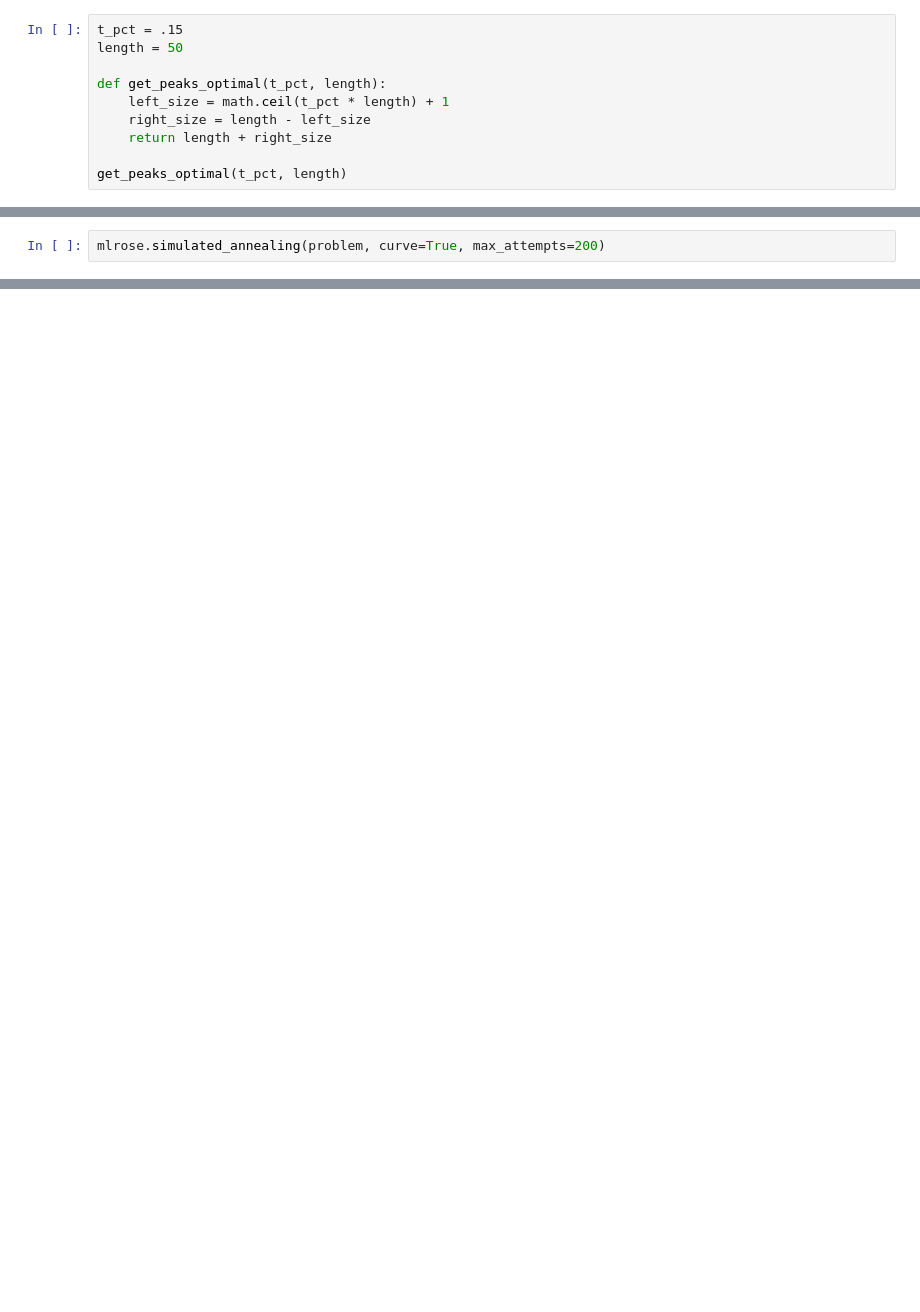
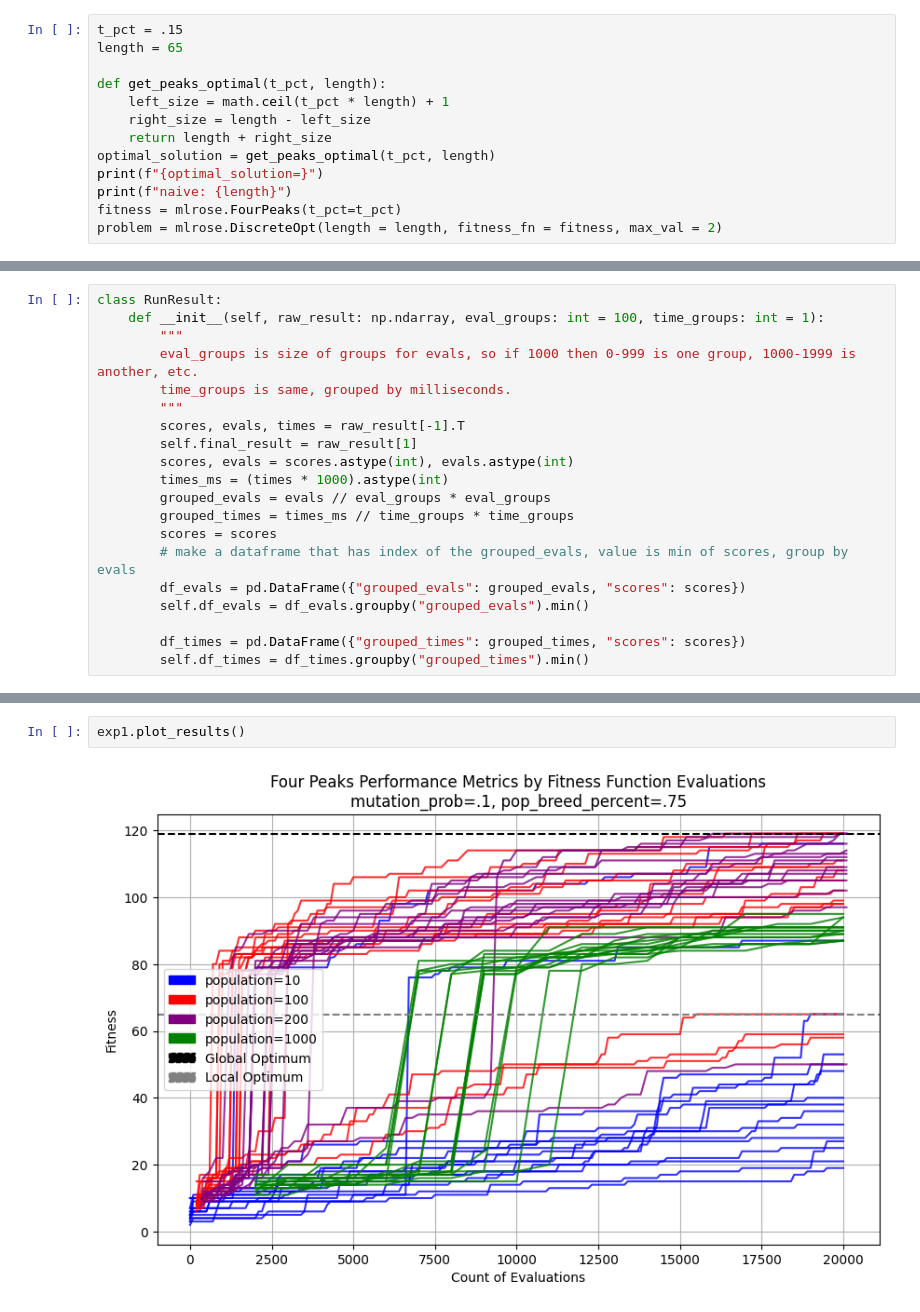
Before and after one commit to MatthewCaseres/mlrose, a Jupyter notebook: fourpeaks.ipynb, the cells around one changed output, grey strips where cells are left out. Drawn from its saved outputs; the diff is of its cells as text; blank space fills up the shorter version.

```diff
--- a/fourpeaks.ipynb
+++ b/fourpeaks.ipynb
@@ -15,12 +22,15 @@ R(x, T) = 0, otherwise.
 Fitness(x, T) = \max(tail(0, x), head(1, x)) + R(x, T)
 # %%
 t_pct = .15
-length = 50
+length = 65
 
 def get_peaks_optimal(t_pct, length):
     left_size = math.ceil(t_pct * length) + 1
     right_size = length - left_size
     return length + right_size
-
-get_peaks_optimal(t_pct, length)
+optimal_solution = get_peaks_optimal(t_pct, length)
+print(f"{optimal_solution=}")
+print(f"naive: {length}")
+fitness = mlrose.FourPeaks(t_pct=t_pct)
+problem = mlrose.DiscreteOpt(length = length, fitness_fn = fitness, max_val = 2)
 # %% [output]
@@ -72,2 +38,0 @@ mlrose.genetic_alg(problem, curve=True)
-# %%
-mlrose.simulated_annealing(problem, curve=True, max_attempts=200)
@@ -101,0 +43,20 @@ mlrose.random_hill_climb(problem, curve=True)
+# %%
+class RunResult:
+    def __init__(self, raw_result: np.ndarray, eval_groups: int = 100, time_groups: int = 1):
+        """
+        eval_groups is size of groups for evals, so if 1000 then 0-999 is one group, 1000-1999 is another, etc.
+        time_groups is same, grouped by milliseconds.
+        """
+        scores, evals, times = raw_result[-1].T
+        self.final_result = raw_result[1]
+        scores, evals = scores.astype(int), evals.astype(int)
+        times_ms = (times * 1000).astype(int)
+        grouped_evals = evals // eval_groups * eval_groups
+        grouped_times = times_ms // time_groups * time_groups
+        scores = scores
+        # make a dataframe that has index of the grouped_evals, value is min of scores, group by evals
+        df_evals = pd.DataFrame({"grouped_evals": grouped_evals, "scores": scores})
+        self.df_evals = df_evals.groupby("grouped_evals").min()
+
+        df_times = pd.DataFrame({"grouped_times": grouped_times, "scores": scores})
+        self.df_times = df_times.groupby("grouped_times").min()
@@ -101,0 +117,4 @@ mlrose.random_hill_climb(problem, curve=True)
+# %%
+exp1.plot_results()
+# %% [output]
+[figure, added]
```
Also changed, not shown: parts of 22 cells of this notebook, 6 other files.
